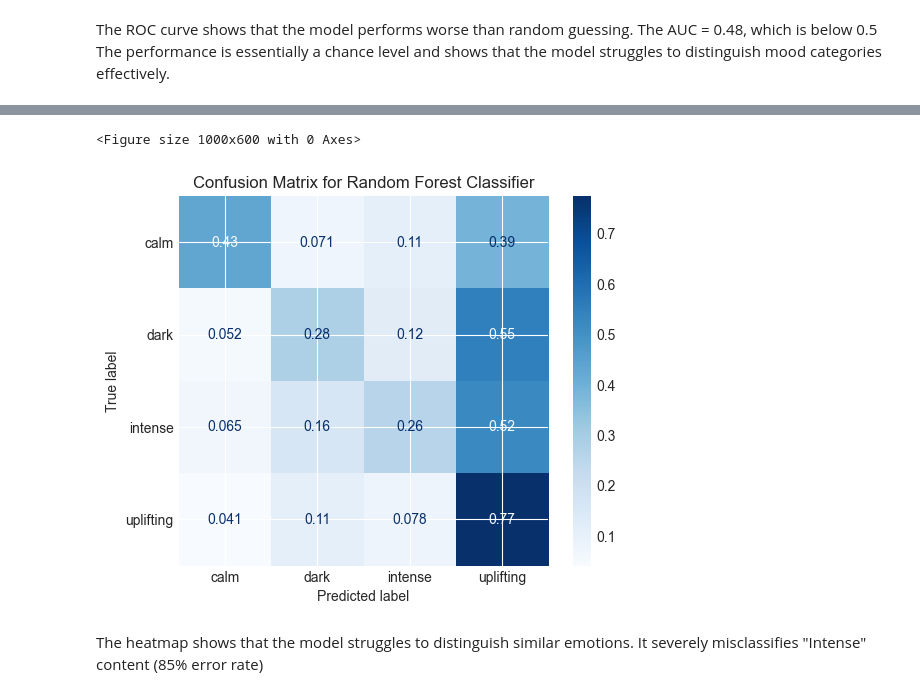
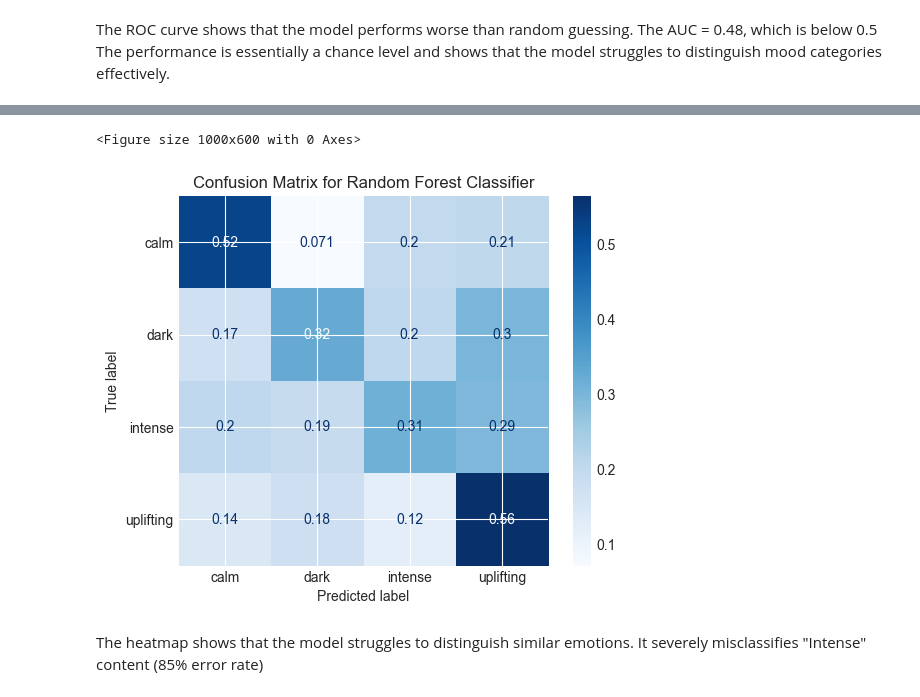
Before and after one commit to mshilacodes/mood-based-movie-recommender, a Jupyter notebook: index - Copy.ipynb, the cells around one changed output, grey strips where cells are left out. Cells and saved outputs as stored; diff of their text form; code cells hidden in the pictures.

Commit message:
created essential pipelines in index-copy.ipynb

```diff
--- a/index - Copy.ipynb
+++ b/index - Copy.ipynb
@@ -463,0 +404,26 @@ BalancedRandomForestClassifier(class_weight='balanced', random_state=42)
+# %%
+# Ensure X_train and X_test are DataFrames and columns match those in preprocessing_pipe
+X_train_fixed = X_train.copy()
+X_test_fixed = X_test.copy()
+
+# Make sure 'overview' is a Series of strings, not a DataFrame or list
+X_train_fixed['overview'] = X_train_fixed['overview'].astype(str)
+X_test_fixed['overview'] = X_test_fixed['overview'].astype(str)
+# %%
+
+# Fit and transform training data
+X_train_imputed = preprocessing_pipe.fit_transform(X_train_fixed)
+X_test_imputed = preprocessing_pipe.transform(X_test_fixed)
+
+# Convert sparse matrices to dense arrays if necessary (some models expect dense arrays)
+import scipy.sparse as sp
+if sp.issparse(X_train_imputed):
+	X_train_imputed = X_train_imputed.toarray()
+	X_test_imputed = X_test_imputed.toarray()
+# %%
+base_pipe = Pipeline([
+    ("scale", StandardScaler()),
+    ('model', BalancedRandomForestClassifier(n_estimators=100,random_state=42,class_weight='balanced'))
+])
+
+base_pipe.fit(X_train_imputed,y_train)
@@ -465,11 +436,10 @@ BalancedRandomForestClassifier(class_weight='balanced', random_state=42)
 # Evaluate the model
 from sklearn.metrics import accuracy_score as accuracy_scores
 
-# Impute missing values in X_test using the same imputer fitted on X_train
-X_test_imputed = imputer.transform(X_test)
+
 
 # Predict using the test set
-y_pred = rf.predict(X_test_imputed)
+y_pred = base_pipe.predict(X_test_imputed)
 
 print('Accuracy: ', accuracy_scores(y_test, y_pred))
 # %% [output]
@@ -540,14 +510,14 @@ F1 Score(Micro): 0.595679012345679
 # %%
 #Plotting the results
 from sklearn.metrics import ConfusionMatrixDisplay
 
 plt.figure(figsize=(10,6))
-ConfusionMatrixDisplay.from_estimator(rf, X_test_imputed, y_test, cmap='Blues', normalize='true')
+ConfusionMatrixDisplay.from_estimator(base_pipe, X_test_imputed, y_test, cmap='Blues', normalize='true')
 plt.title('Confusion Matrix for Random Forest Classifier')
 plt.show()
 # %% [output]
 <Figure size 1000x600 with 0 Axes>
-[figure, old version]
+[figure, new version]
 # %% [markdown]
 The heatmap shows that the model struggles to distinguish similar emotions. It severely  misclassifies "Intense" content (85% error rate)
 # %%
```
Also changed, not shown: parts of 33 cells of this notebook, 2 other files.
